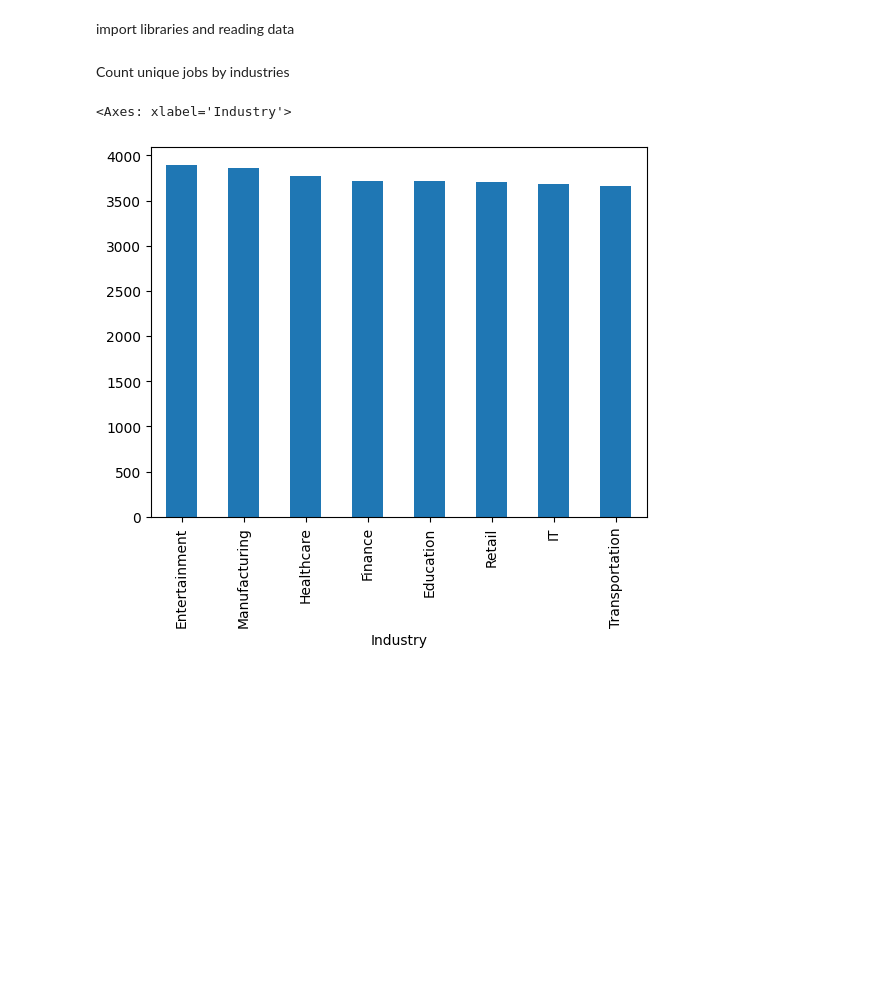
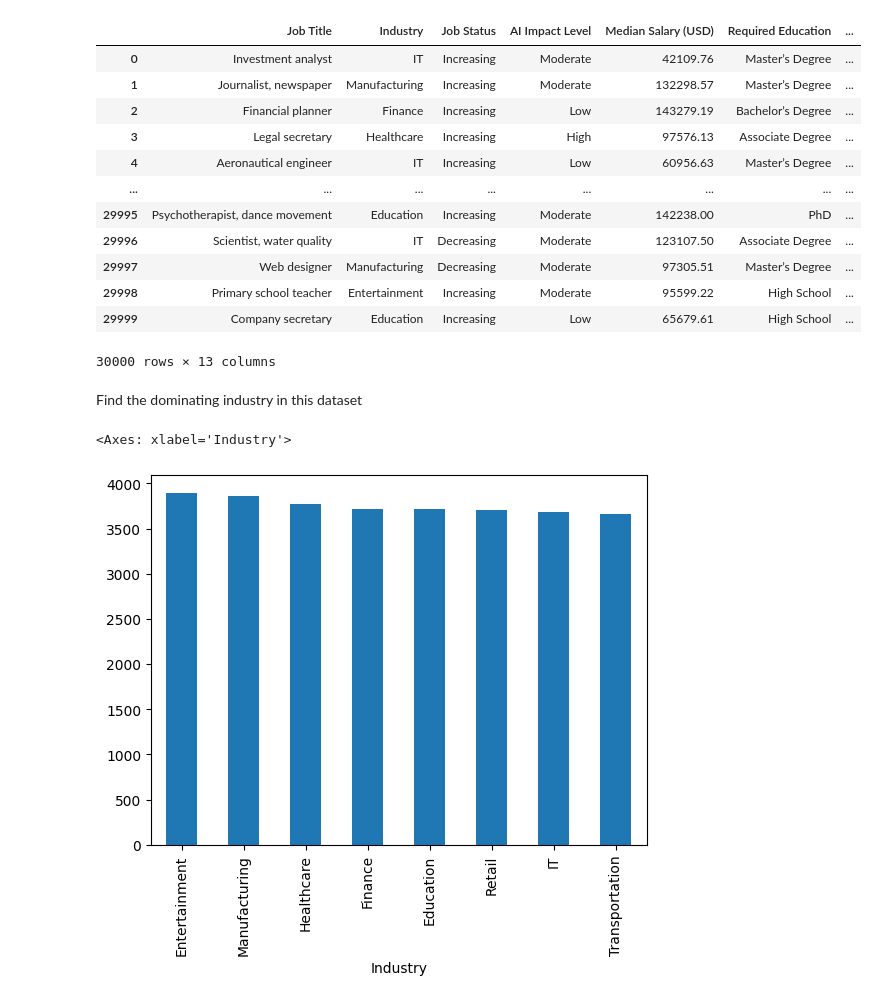
Before and after one commit to RaccoonWithAPeanutButterJar/ItDS2025-Project, a Jupyter notebook: Exploratory_analysis.ipynb, the cells around one changed output. Cells and saved outputs as stored; diff of their text form; code cells hidden in the pictures; blank space fills up the shorter version.

```diff
--- a/Exploratory_analysis.ipynb
+++ b/Exploratory_analysis.ipynb
@@ -1,13 +1,25 @@
-# %% [markdown]
-import libraries and reading data
 # %%
 import pandas as pd
-import numpy as np
 import matplotlib as plt
 
-data = pd.read_csv("ai_job_dataset1.csv")
+data = pd.read_csv("ai_job_trends_dataset.csv")
+data
+# %% [output]
+|  | Job Title | Industry | Job Status | AI Impact Level | Median Salary (USD) | Required Education | ... |
+| 0 | Investment analyst | IT | Increasing | Moderate | 42109.76 | Master’s Degree | ... |
+| 1 | Journalist, newspaper | Manufacturing | Increasing | Moderate | 132298.57 | Master’s Degree | ... |
+| 2 | Financial planner | Finance | Increasing | Low | 143279.19 | Bachelor’s Degree | ... |
+| 3 | Legal secretary | Healthcare | Increasing | High | 97576.13 | Associate Degree | ... |
+| 4 | Aeronautical engineer | IT | Increasing | Low | 60956.63 | Master’s Degree | ... |
+| ... | ... | ... | ... | ... | ... | ... | ... |
+| 29995 | Psychotherapist, dance movement | Education | Increasing | Moderate | 142238.00 | PhD | ... |
+| 29996 | Scientist, water quality | IT | Decreasing | Moderate | 123107.50 | Associate Degree | ... |
+| 29997 | Web designer | Manufacturing | Decreasing | Moderate | 97305.51 | Master’s Degree | ... |
+| 29998 | Primary school teacher | Entertainment | Increasing | Moderate | 95599.22 | High School | ... |
+| 29999 | Company secretary | Education | Increasing | Low | 65679.61 | High School | ... |
+30000 rows × 13 columns
-# %% [markdown]
-Count unique jobs by industries
+# %% [markdown]
+Find the dominating industry in this dataset
 # %%
 industry_count = data["Industry"].value_counts()
 industry_count.plot(kind = "bar")
```
Also changed, not shown: parts of 1 cell of this notebook.
